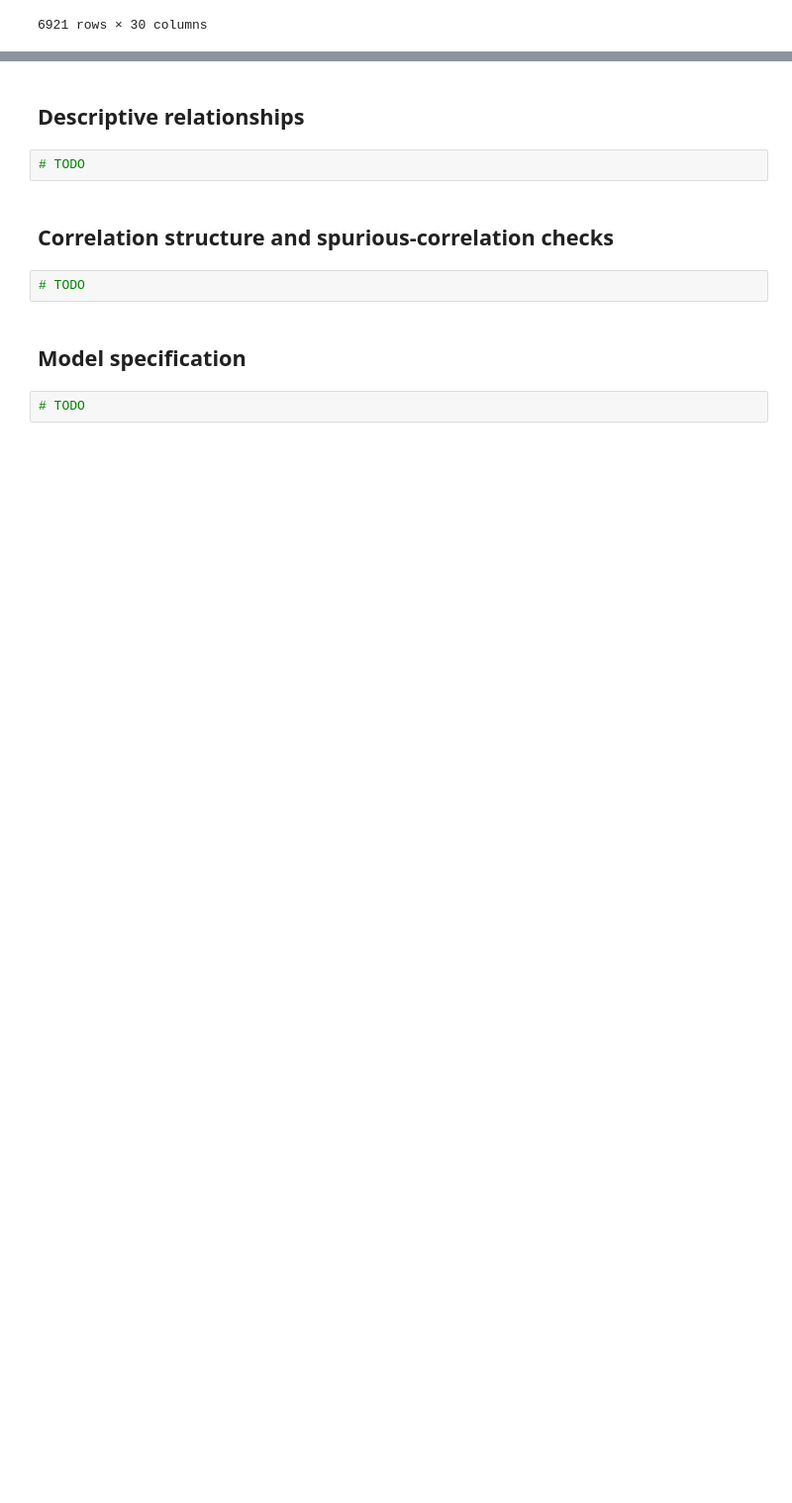
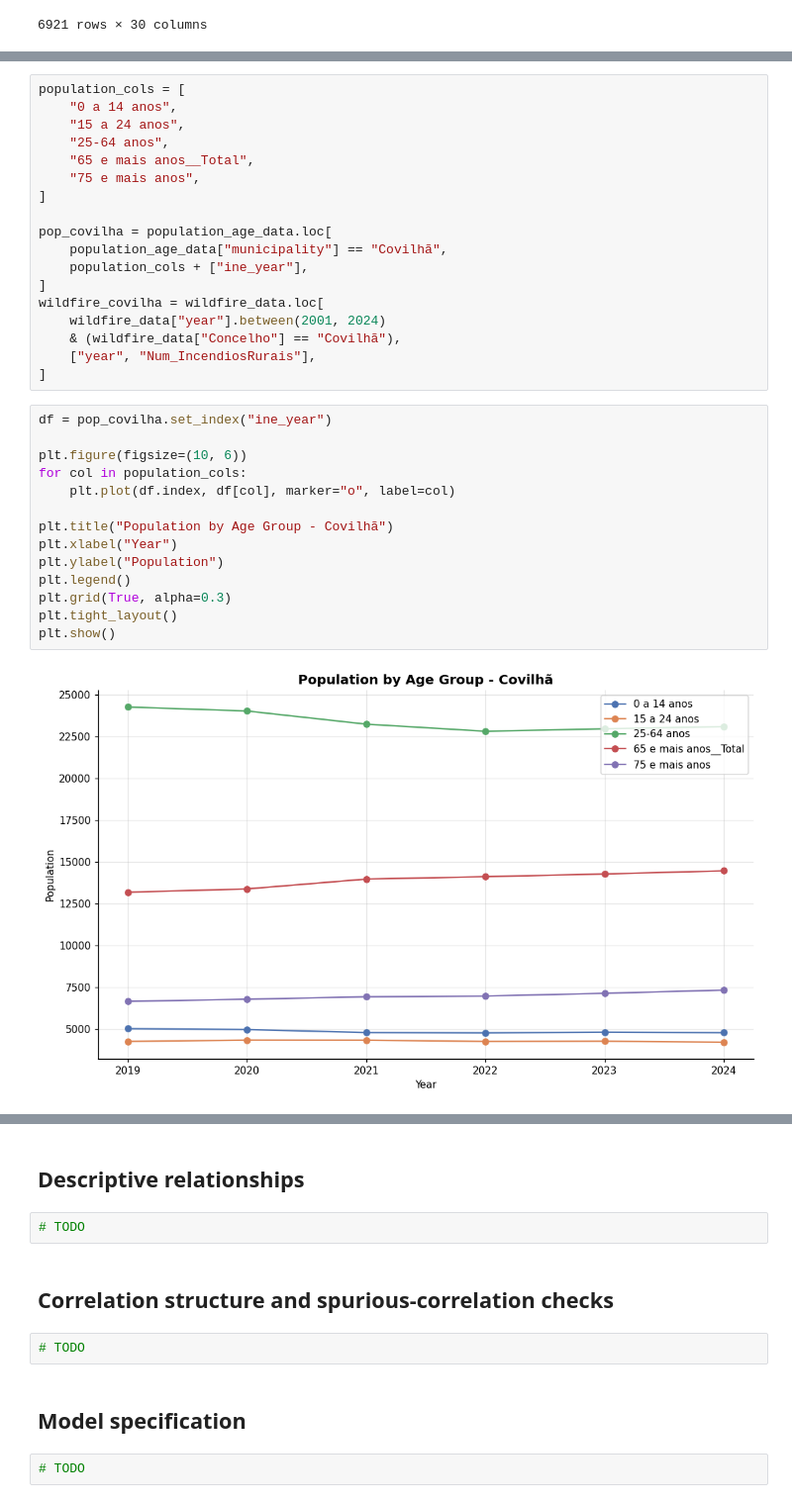
Before and after one commit to rogerjeasy/sustainability-analytics, a Jupyter notebook: notebooks/03_statistical_analysis.ipynb, the cells around one changed output, grey strips where cells are left out. Shown at 99% size. Drawn from its saved outputs; the diff is of its cells as text; blank space fills up the shorter version.

```diff
--- a/notebooks/03_statistical_analysis.ipynb
+++ b/notebooks/03_statistical_analysis.ipynb
@@ -92,0 +204,34 @@ wildfire_data
+# %%
+population_cols = [
+    "0 a 14 anos",
+    "15 a 24 anos",
+    "25-64 anos",
+    "65 e mais anos__Total",
+    "75 e mais anos",
+]
+
+pop_covilha = population_age_data.loc[
+    population_age_data["municipality"] == "Covilhã",
+    population_cols + ["ine_year"],
+]
+wildfire_covilha = wildfire_data.loc[
+    wildfire_data["year"].between(2001, 2024)
+    & (wildfire_data["Concelho"] == "Covilhã"),
+    ["year", "Num_IncendiosRurais"],
+]
+# %%
+df = pop_covilha.set_index("ine_year")
+
+plt.figure(figsize=(10, 6))
+for col in population_cols:
+    plt.plot(df.index, df[col], marker="o", label=col)
+
+plt.title("Population by Age Group - Covilhã")
+plt.xlabel("Year")
+plt.ylabel("Population")
+plt.legend()
+plt.grid(True, alpha=0.3)
+plt.tight_layout()
+plt.show()
+# %% [output]
+[figure, added]
```
Also changed, not shown: parts of 16 cells of this notebook, 2 other files.
